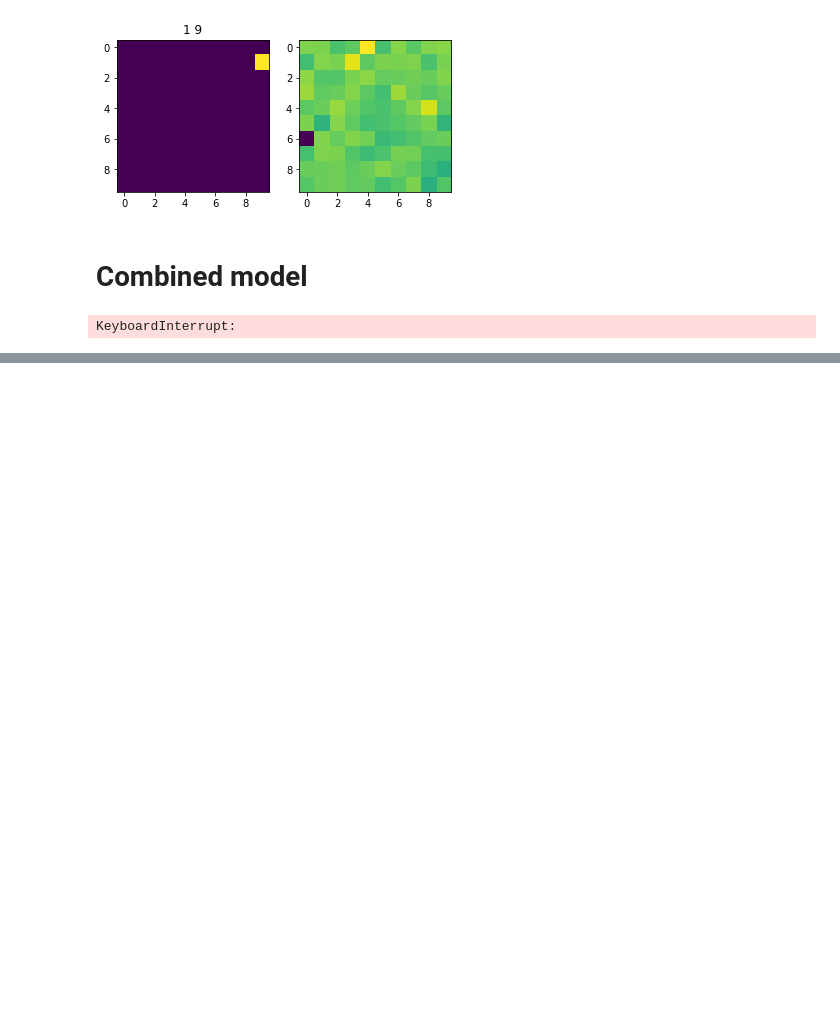
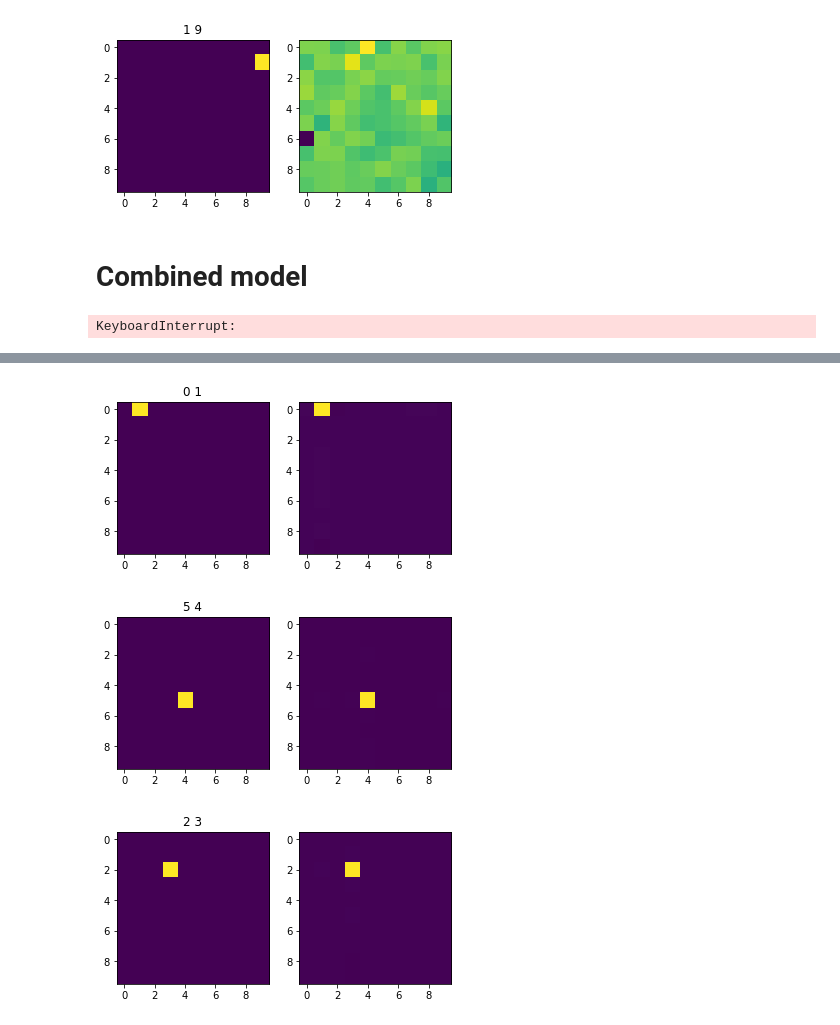
Before and after one commit to sergeivolodin/causality-disentanglement-rl, a Jupyter notebook: sparse_causal_model_learner_rl/configs/ae_positions.ipynb, the cells around one changed output, grey strips where cells are left out. Saved outputs shown, nothing was run; the diff lists cells and outputs as text; code cells hidden in the pictures; blank space fills up the shorter version.

```diff
--- a/sparse_causal_model_learner_rl/configs/ae_positions.ipynb
+++ b/sparse_causal_model_learner_rl/configs/ae_positions.ipynb
@@ -185,0 +188,5 @@ for _ in range(3):
+# %%
+h, w, s = 10, 10, 1000
+gin.bind_parameter('get_xy.h', h)
+gin.bind_parameter('get_xy.w', w)
+gin.bind_parameter('get_xy.s', s)
@@ -185,0 +270,3 @@ for _ in range(3):
+# %%
+rec = Reconstructor().cuda()
+dec = Decoder().cuda()
@@ -185,0 +302,20 @@ for _ in range(3):
+# %%
+X, (xs, ys) = get_xy()
+data = torch.from_numpy(X).cuda()
+
+Xrec = rec(dec(data))
+
+for _ in range(3):
+    idx = np.random.choice(s)
+
+    plt.subplot(1, 2, 1)
+    plt.title(f"{xs[idx]} {ys[idx]}")
+    plt.imshow(X[idx])
+    plt.subplot(1, 2, 2)
+    xrecnp = Xrec.detach().cpu().numpy()[idx]
+    plt.imshow(xrecnp)# >= np.max(xrecnp))
+    plt.show()
+# %% [output]
+[figure, added]
+[figure, added]
+[figure, added]
```
Also changed, not shown: parts of 10 cells of this notebook.
